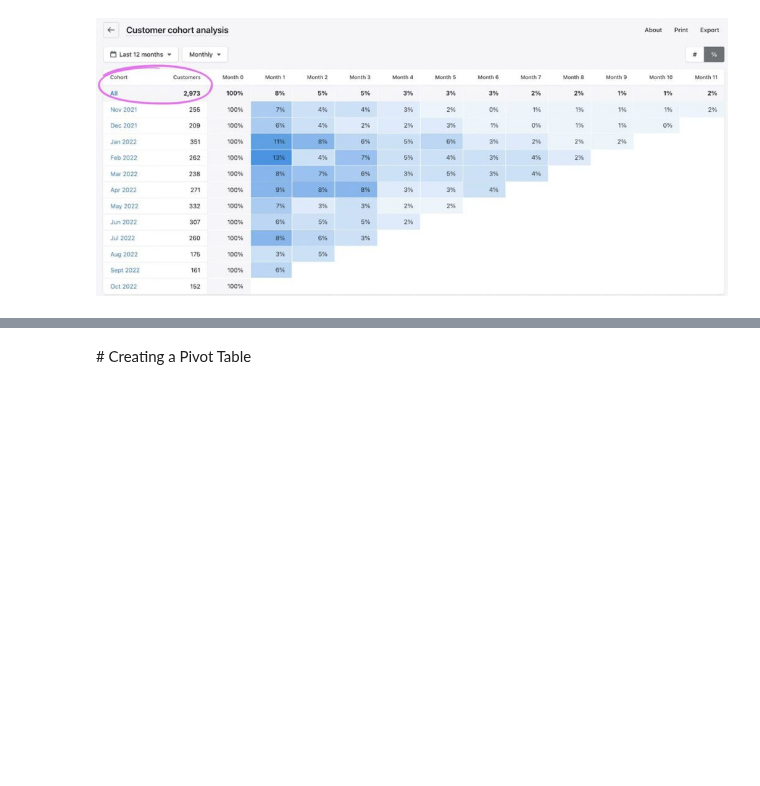
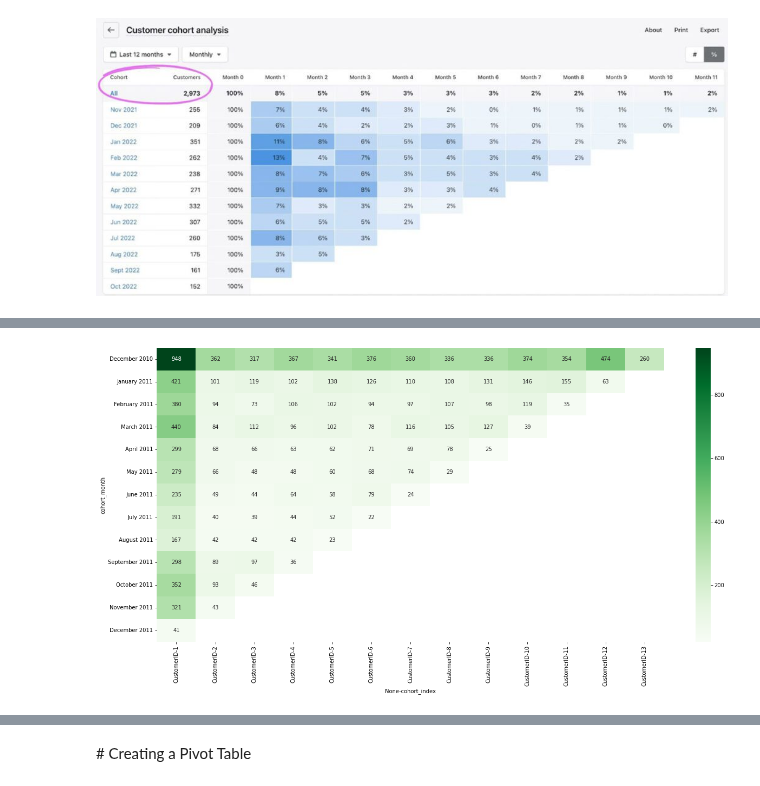
Before and after one commit to Ironhack-data-bcn-oct-2023/lectures, a Jupyter notebook: week-6/03 - Cohort analysis.ipynb, the cells around one changed output, grey strips where cells are left out. Cells and saved outputs as stored; diff of their text form; code cells hidden in the pictures; blank space fills up the shorter version.

```diff
--- a/week-6/03 - Cohort analysis.ipynb
+++ b/week-6/03 - Cohort analysis.ipynb
@@ -232,0 +275,2 @@ df.sample(10)
+# %%
+df.drop(columns = ["c_month", "c_year", "InvoiceDate_2", "months_advanced"], inplace=True)
@@ -232,0 +286,12 @@ df.sample(10)
+# %%
+# cohort_month -> 2011-02-0
+
+df["cohort_index"] = year_difference * 12 + month_difference + 1
+
+# jan: sign up
+# march: buy
+
+# year: 0 * 12 = 0
+# month: 2
+
+year_difference * 12 + month_difference + 1 # -> 3. (JAN SIGN UP), MARCH they bought
@@ -238,0 +314,3 @@ df.sample(10)
+# %%
+cohort_data = df.groupby(["cohort_month", "cohort_index"])["CustomerID"].apply(pd.Series.nunique).reset_index()
+cohort_data
@@ -238,0 +336,4 @@ df.sample(10)
+# %%
+cohort_table = cohort_data.pivot(index="cohort_month", columns = ["cohort_index"])
+cohort_table.index = pd.to_datetime(cohort_table.index).strftime('%B %Y')
+cohort_table
@@ -238,0 +357,5 @@ df.sample(10)
+# %%
+plt.figure(figsize=(21, 10))
+sns.heatmap(cohort_table, annbot=True, fmt= "g", cmap="Greens");
+# %% [output]
+[figure, added]
```
Also changed, not shown: parts of 27 cells of this notebook.
